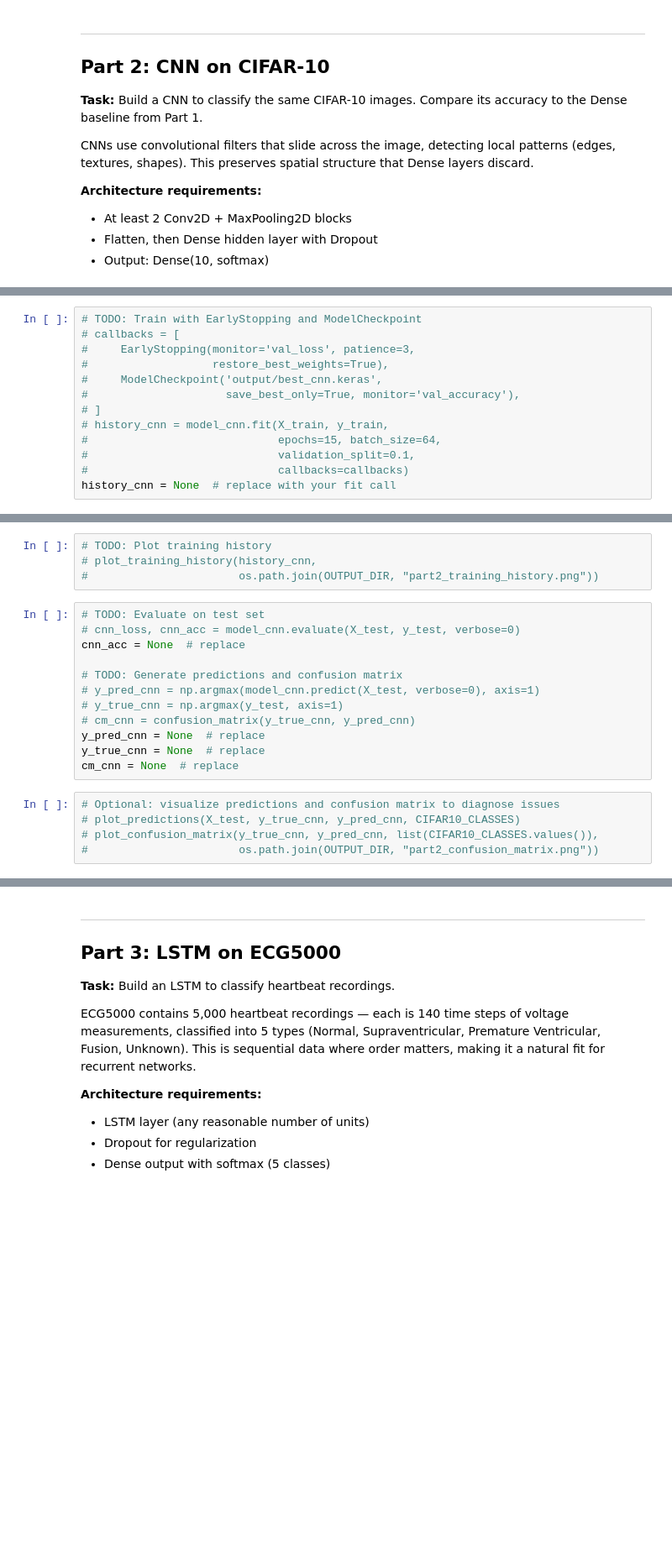
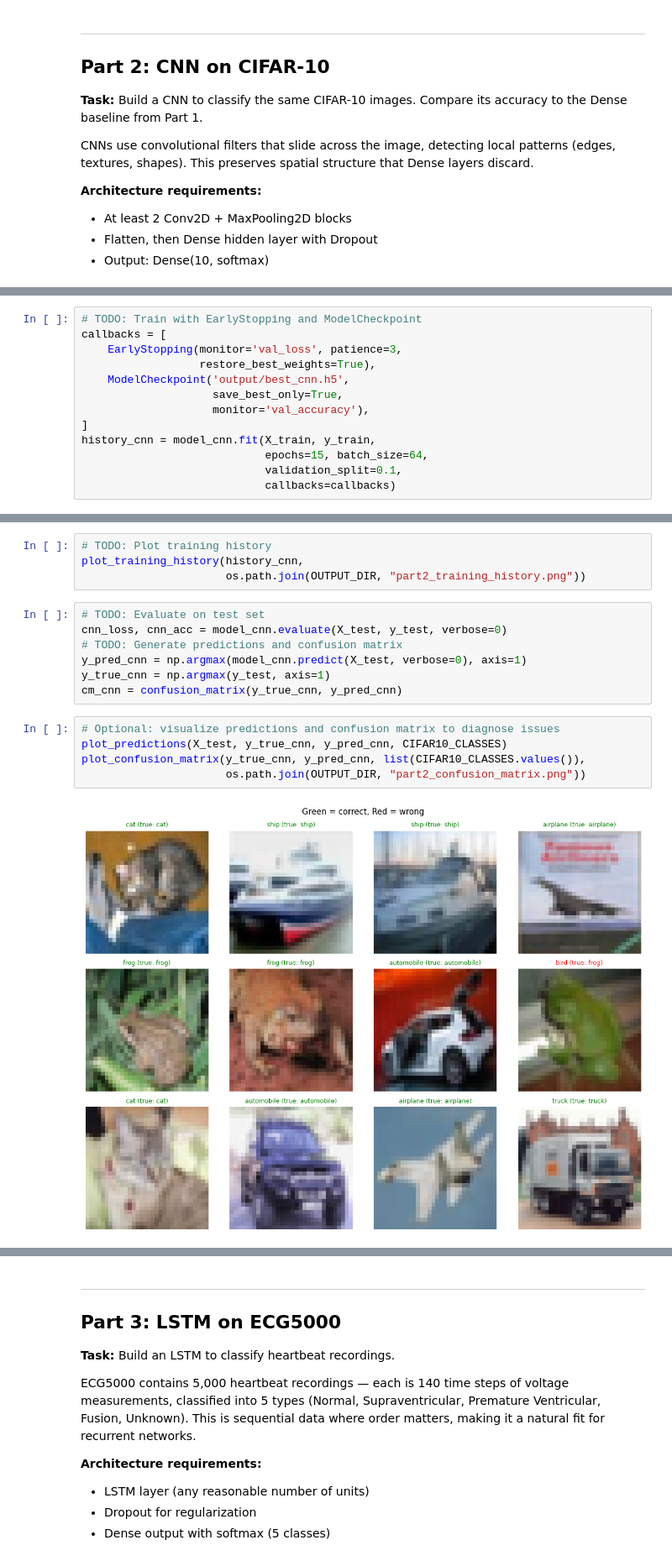
Before and after one commit to UCSF-DataSci/06-brainiac-t25ara, a Jupyter notebook: assignment.ipynb, the cells around one changed output, grey strips where cells are left out. Shown at 84% size. Cells and saved outputs as stored; diff of their text form; blank space fills up the shorter version.

```diff
--- a/assignment.ipynb
+++ b/assignment.ipynb
@@ -187,13 +242,13 @@ model_cnn = None  # replace with your Sequential model
 # %%
 # TODO: Train with EarlyStopping and ModelCheckpoint
-# callbacks = [
-#     EarlyStopping(monitor='val_loss', patience=3,
-#                   restore_best_weights=True),
-#     ModelCheckpoint('output/best_cnn.keras',
-#                     save_best_only=True, monitor='val_accuracy'),
-# ]
-# history_cnn = model_cnn.fit(X_train, y_train,
-#                             epochs=15, batch_size=64,
-#                             validation_split=0.1,
-#                             callbacks=callbacks)
-history_cnn = None  # replace with your fit call
+callbacks = [
+    EarlyStopping(monitor='val_loss', patience=3,
+                  restore_best_weights=True),
+    ModelCheckpoint('output/best_cnn.h5',
+                    save_best_only=True,
+                    monitor='val_accuracy'),
+]
+history_cnn = model_cnn.fit(X_train, y_train,
+                            epochs=15, batch_size=64,
+                            validation_split=0.1,
+                            callbacks=callbacks)
@@ -200,24 +276,21 @@ history_cnn = None  # replace with your fit call
 # %%
 # TODO: Plot training history
-# plot_training_history(history_cnn,
-#                       os.path.join(OUTPUT_DIR, "part2_training_history.png"))
+plot_training_history(history_cnn,
+                      os.path.join(OUTPUT_DIR, "part2_training_history.png"))
 # %%
 # TODO: Evaluate on test set
-# cnn_loss, cnn_acc = model_cnn.evaluate(X_test, y_test, verbose=0)
-cnn_acc = None  # replace
-
+cnn_loss, cnn_acc = model_cnn.evaluate(X_test, y_test, verbose=0)
 # TODO: Generate predictions and confusion matrix
-# y_pred_cnn = np.argmax(model_cnn.predict(X_test, verbose=0), axis=1)
-# y_true_cnn = np.argmax(y_test, axis=1)
-# cm_cnn = confusion_matrix(y_true_cnn, y_pred_cnn)
-y_pred_cnn = None  # replace
-y_true_cnn = None  # replace
-cm_cnn = None  # replace
+y_pred_cnn = np.argmax(model_cnn.predict(X_test, verbose=0), axis=1)
+y_true_cnn = np.argmax(y_test, axis=1)
+cm_cnn = confusion_matrix(y_true_cnn, y_pred_cnn)
 # %%
 # Optional: visualize predictions and confusion matrix to diagnose issues
-# plot_predictions(X_test, y_true_cnn, y_pred_cnn, CIFAR10_CLASSES)
-# plot_confusion_matrix(y_true_cnn, y_pred_cnn, list(CIFAR10_CLASSES.values()),
-#                       os.path.join(OUTPUT_DIR, "part2_confusion_matrix.png"))
+plot_predictions(X_test, y_true_cnn, y_pred_cnn, CIFAR10_CLASSES)
+plot_confusion_matrix(y_true_cnn, y_pred_cnn, list(CIFAR10_CLASSES.values()),
+                      os.path.join(OUTPUT_DIR, "part2_confusion_matrix.png"))
+# %% [output]
+[figure, added]
 # %%
 # Save results (do not modify this cell)
 results_cnn = {
```
Also changed, not shown: parts of 10 cells of this notebook, 7 other files.
